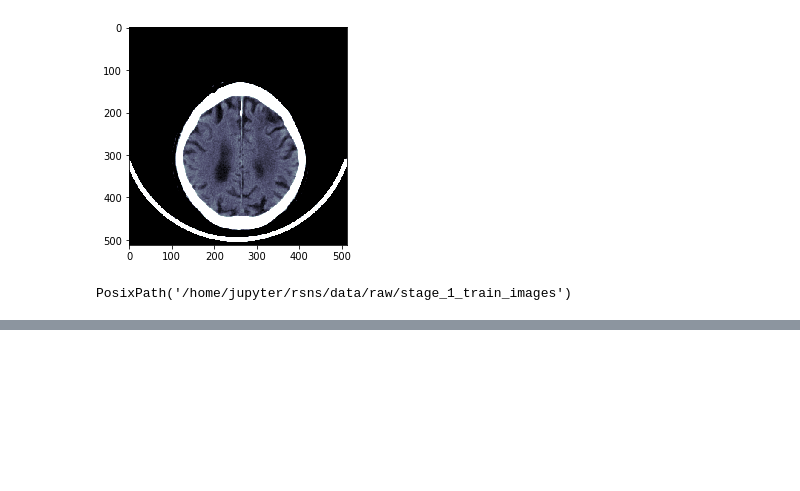
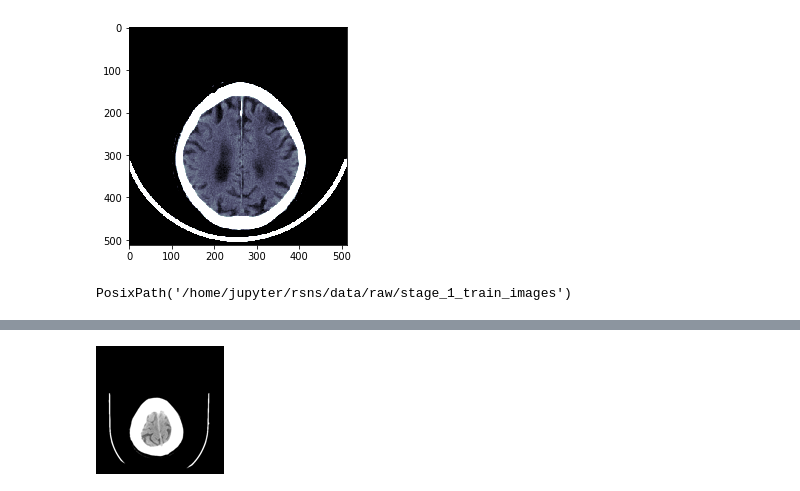
Before and after one commit to heye0507/kaggle-rsna, a Jupyter notebook: 01_Data_exploartion.ipynb, the cells around one changed output, grey strips where cells are left out. Cells and saved outputs as stored; diff of their text form; code cells hidden in the pictures; blank space fills up the shorter version.

```diff
--- a/01_Data_exploartion.ipynb
+++ b/01_Data_exploartion.ipynb
@@ -147,0 +232,8 @@ KeyboardInterrupt:
+# %%
+path_train = Path('/home/jupyter/rsns/data/preprocessed/128/train')
+# %%
+one_file = path_train.ls()[0]
+# %%
+PIL.Image.open(one_file)
+# %% [output]
+[figure, added]
```
Also changed, not shown: parts of 37 cells of this notebook, 3 other files.
